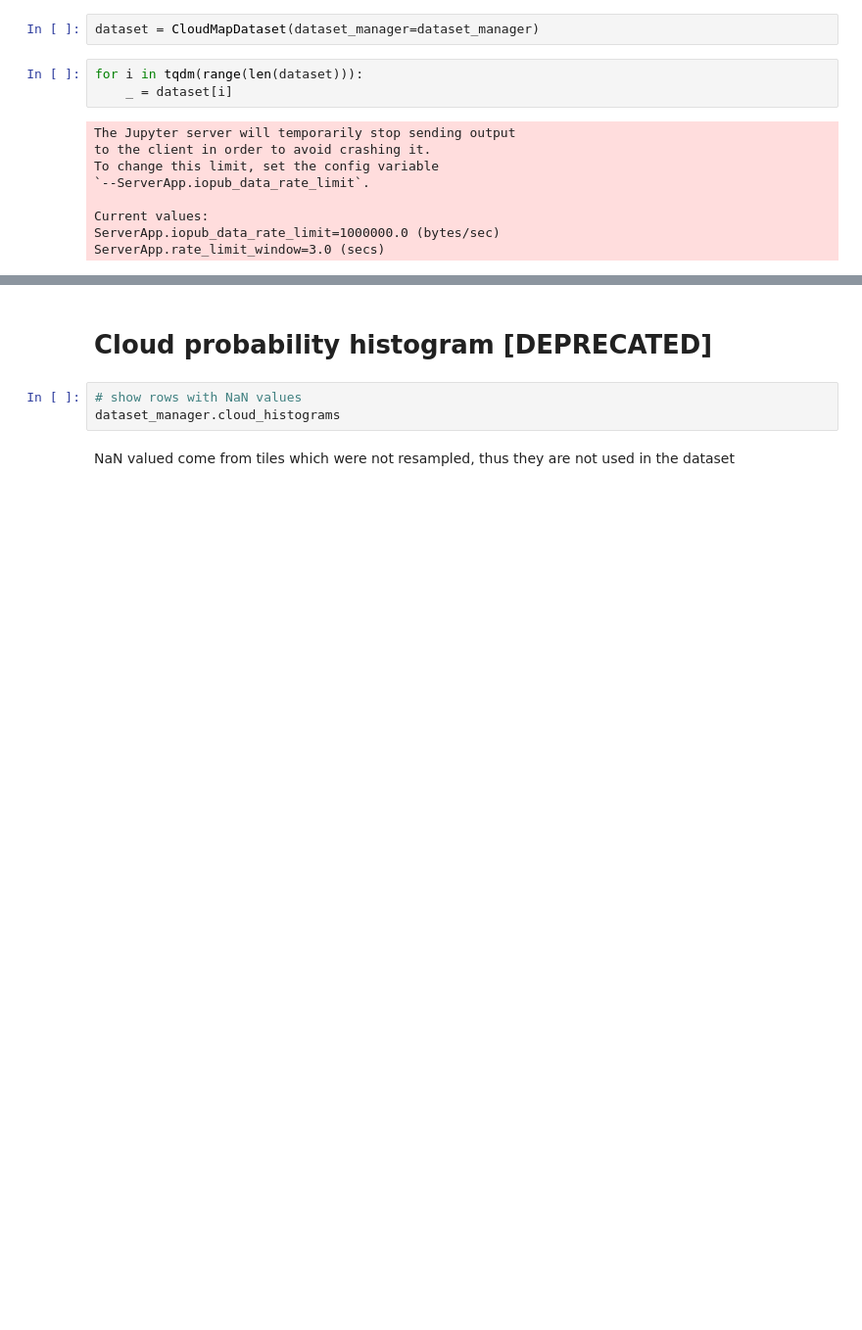
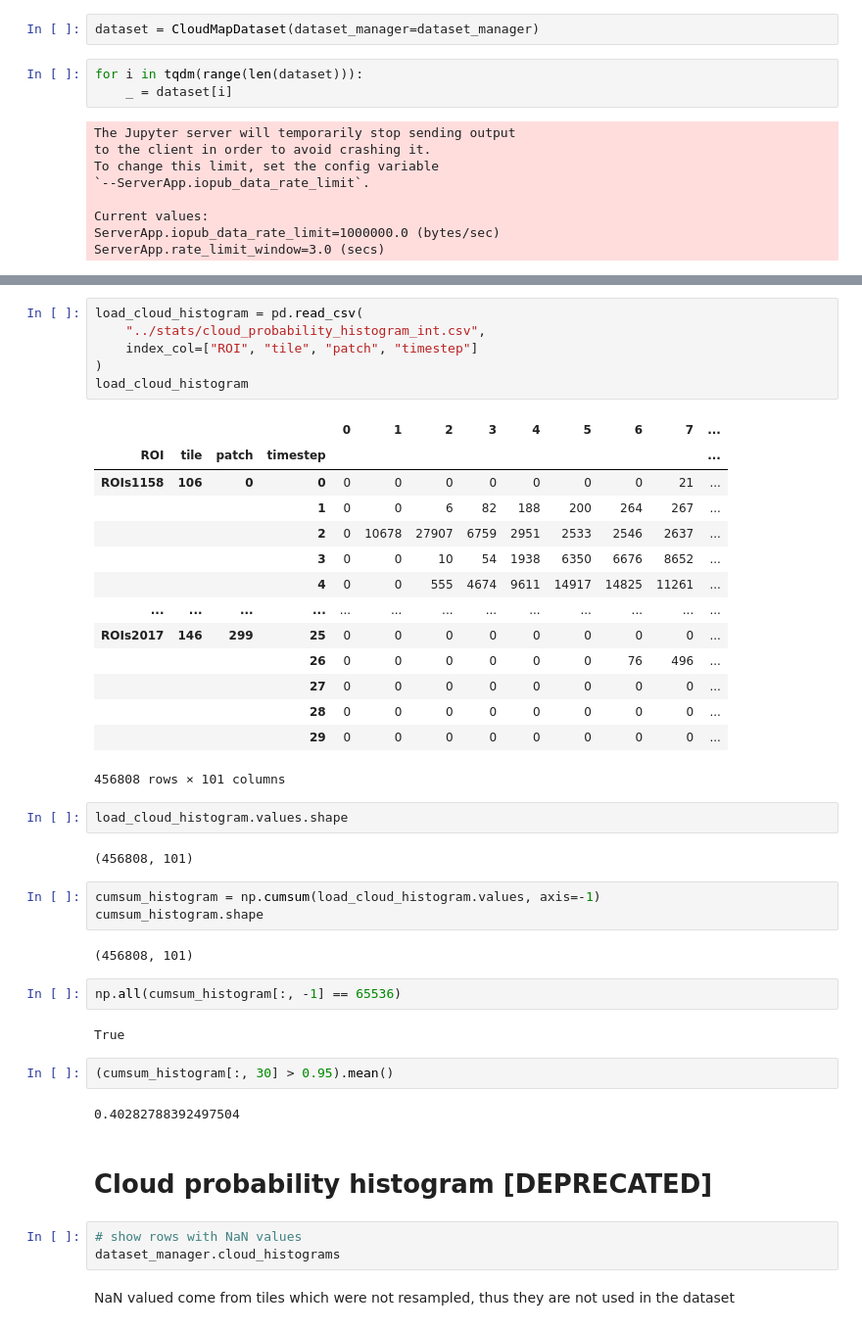
Before and after one commit to shaprann/spatiotemporal, a Jupyter notebook: scripts/calculate_and_save_cloud_maps.ipynb, the cells around one changed output, grey strips where cells are left out. Shown at 98% size. Saved outputs shown, nothing was run; the diff lists cells and outputs as text; blank space fills up the shorter version.

```diff
--- a/scripts/calculate_and_save_cloud_maps.ipynb
+++ b/scripts/calculate_and_save_cloud_maps.ipynb
@@ -282,3 +395,41 @@ ServerApp.rate_limit_window=3.0 (secs)
+# %%
+load_cloud_histogram = pd.read_csv(
+    "../stats/cloud_probability_histogram_int.csv",
+    index_col=["ROI", "tile", "patch", "timestep"]
+)
+load_cloud_histogram
+# %% [output]
+|  |  |  |  | 0 | 1 | 2 | 3 | 4 | 5 | 6 | 7 | ... |
+| ROI | tile | patch | timestep |  |  |  |  |  |  |  |  | ... |
+| ROIs1158 | 106 | 0 | 0 | 0 | 0 | 0 | 0 | 0 | 0 | 0 | 21 | ... |
+|  |  |  | 1 | 0 | 0 | 6 | 82 | 188 | 200 | 264 | 267 | ... |
+|  |  |  | 2 | 0 | 10678 | 27907 | 6759 | 2951 | 2533 | 2546 | 2637 | ... |
+|  |  |  | 3 | 0 | 0 | 10 | 54 | 1938 | 6350 | 6676 | 8652 | ... |
+|  |  |  | 4 | 0 | 0 | 555 | 4674 | 9611 | 14917 | 14825 | 11261 | ... |
+| ... | ... | ... | ... | ... | ... | ... | ... | ... | ... | ... | ... | ... |
+| ROIs2017 | 146 | 299 | 25 | 0 | 0 | 0 | 0 | 0 | 0 | 0 | 0 | ... |
+|  |  |  | 26 | 0 | 0 | 0 | 0 | 0 | 0 | 76 | 496 | ... |
+|  |  |  | 27 | 0 | 0 | 0 | 0 | 0 | 0 | 0 | 0 | ... |
+|  |  |  | 28 | 0 | 0 | 0 | 0 | 0 | 0 | 0 | 0 | ... |
+|  |  |  | 29 | 0 | 0 | 0 | 0 | 0 | 0 | 0 | 0 | ... |
+456808 rows × 101 columns
+# %%
+load_cloud_histogram.values.shape
+# %% [output]
+(456808, 101)
+# %%
+cumsum_histogram = np.cumsum(load_cloud_histogram.values, axis=-1)
+cumsum_histogram.shape
+# %% [output]
+(456808, 101)
+# %%
+np.all(cumsum_histogram[:, -1] == 65536)
+# %% [output]
+True
+# %%
+(cumsum_histogram[:, 30] > 0.95).mean()
+# %% [output]
+0.40282788392497504
 # %% [markdown]
 # Cloud probability histogram [DEPRECATED]
 # %%
```
Also changed, not shown: parts of 13 cells of this notebook, 3 other files.
